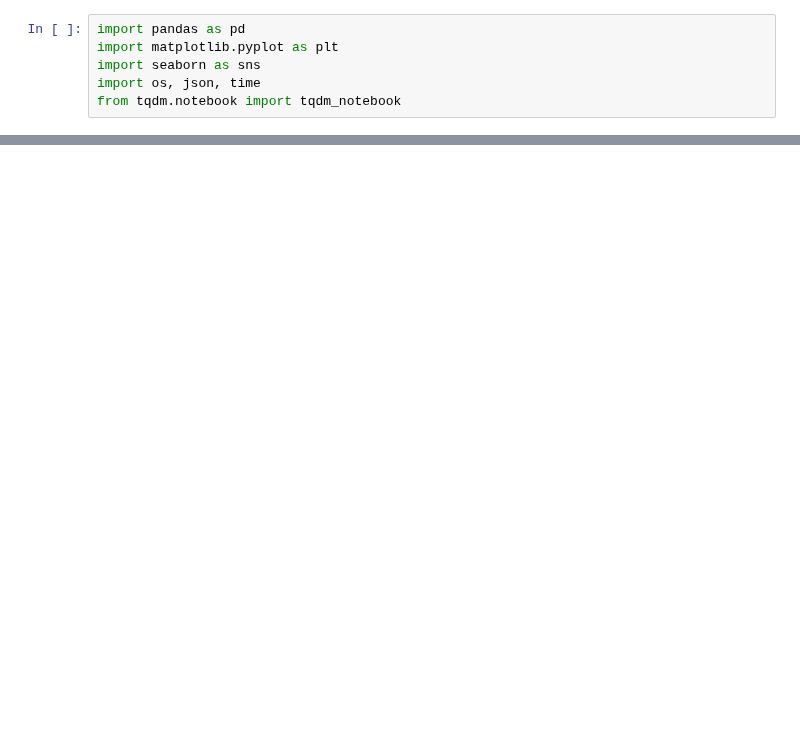
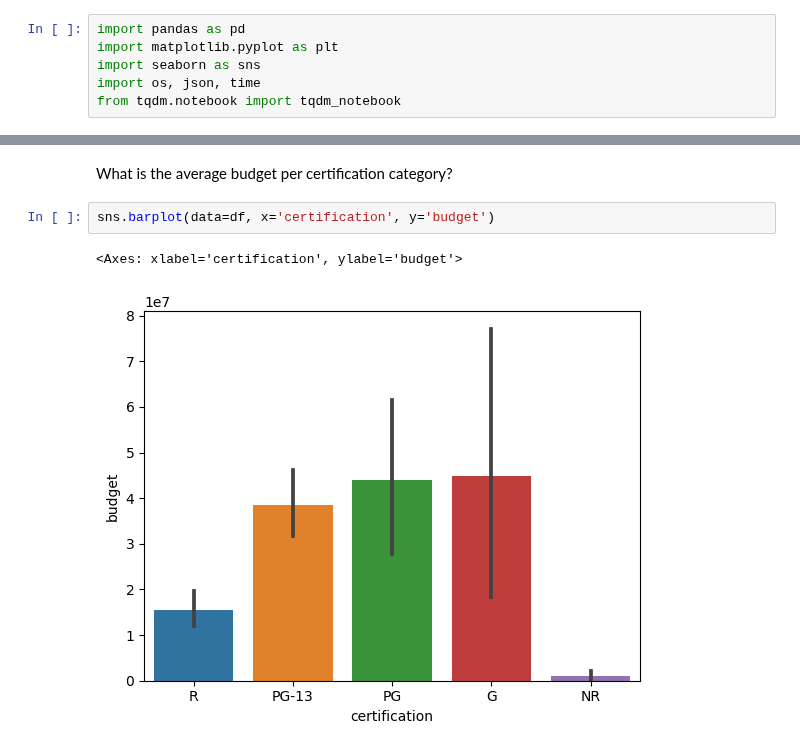
Before and after one commit to abunchoftigers/prediction-of-movie-success, a Jupyter notebook: Part 3 EDA.ipynb, the cells around one changed output, grey strips where cells are left out. Saved outputs shown, nothing was run; the diff lists cells and outputs as text; blank space fills up the shorter version.

```diff
--- a/Part 3 EDA.ipynb
+++ b/Part 3 EDA.ipynb
@@ -6,0 +81,7 @@ from tqdm.notebook import tqdm_notebook
+# %% [markdown]
+What is the average budget per certification category?
+# %%
+sns.barplot(data=df, x='certification', y='budget')
+# %% [output]
+<Axes: xlabel='certification', ylabel='budget'>
+[figure, added]
```
Also changed, not shown: parts of 10 cells of this notebook.
